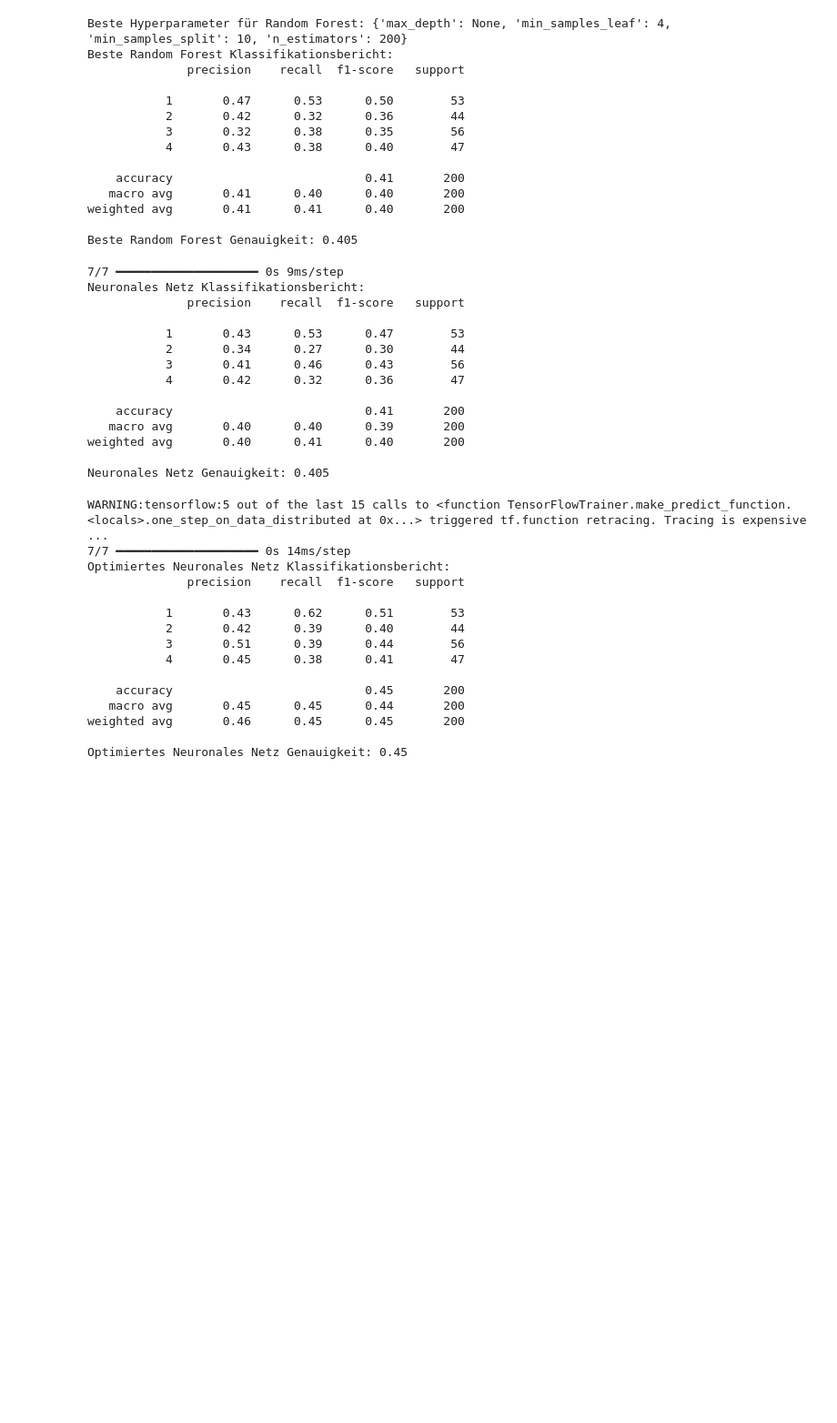
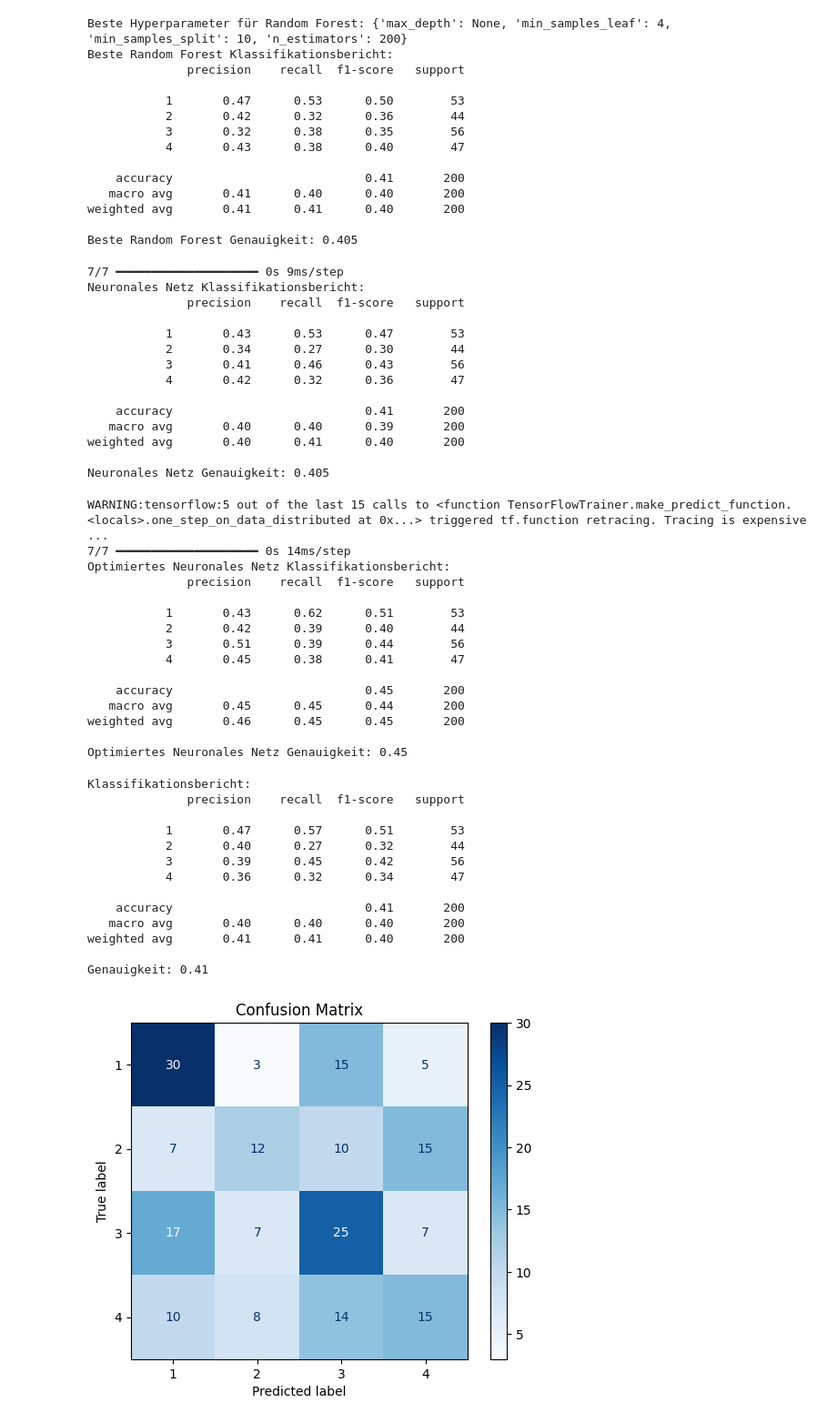
Before and after one commit to AdrianoF03/Projekt-Big-Data-Analytics, a Jupyter notebook: telefonkunden.ipynb, the cells around one changed output. Shown: that part at 91% size. Saved outputs shown, nothing was run; the diff lists cells and outputs as text; code cells hidden in the pictures; blank space fills up the shorter version.

Commit message:
Random Forest Test

```diff
--- a/telefonkunden.ipynb
+++ b/telefonkunden.ipynb
@@ -691,3 +691,81 @@ Optimiertes Neuronales Netz Klassifikationsbericht:
 weighted avg       0.46      0.45      0.45       200
 
 Optimiertes Neuronales Netz Genauigkeit: 0.45
+# %%
+#Random Forest Test - 41% Genauigkeit
+from sklearn.model_selection import train_test_split, RandomizedSearchCV
+from sklearn.ensemble import RandomForestClassifier
+from sklearn.metrics import classification_report, accuracy_score, confusion_matrix, ConfusionMatrixDisplay
+import pandas as pd
+import numpy as np
+import matplotlib.pyplot as plt
+
+
+telefonkunden = pd.read_csv('telefonkunden.csv')
+
+
+selected_features = ['region', 'tenure', 'age', 'income', 'ed', 'employ', 'reside']
+
+# Datenaufteilung in Features (X) und Zielvariable (y)
+X = telefonkunden[selected_features]
+Y = telefonkunden['custcat']
+
+# Datenaufteilung in Trainings- und Testdaten
+X_train, X_test, y_train, y_test = train_test_split(X, Y, test_size=0.2, random_state=1, stratify=Y)
+
+# Hyperparameter-Tuning für den Random Forest
+param_dist = {
+    'n_estimators': [100, 200, 300],
+    'max_depth': [None, 10, 20, 30],
+    'min_samples_split': [2, 5, 10],
+    'min_samples_leaf': [1, 2, 4]
+}
+
+random_search = RandomizedSearchCV(RandomForestClassifier(random_state=1), param_distributions=param_dist, n_iter=50, cv=5, scoring='accuracy', random_state=1, n_jobs=-1)
+random_search.fit(X_train, y_train)
+
+# Bestes Modell auswählen
+best_rf = random_search.best_estimator_
+
+# Vorhersagen machen
+y_pred = best_rf.predict(X_test)
+
+# Modellbewertung
+print("Klassifikationsbericht:")
+print(classification_report(y_test, y_pred))
+print("Genauigkeit:", accuracy_score(y_test, y_pred))
+
+# Confusion Matrix
+cm = confusion_matrix(y_test, y_pred)
+disp = ConfusionMatrixDisplay(confusion_matrix=cm, display_labels=best_rf.classes_)
+disp.plot(cmap=plt.cm.Blues)
+plt.title('Confusion Matrix')
+plt.show()
+
+# Plot Accuracy
+results = random_search.cv_results_
+plt.figure(figsize=(10, 6))
+plt.plot(results['mean_test_score'], label='Mean Test Score')
+plt.fill_between(range(len(results['mean_test_score'])),
+                 results['mean_test_score'] - results['std_test_score'],
+                 results['mean_test_score'] + results['std_test_score'], alpha=0.2)
+plt.title('Accuracy Scores from Randomized Search')
+plt.xlabel('Parameter Combination Index')
+plt.ylabel('Accuracy')
+plt.legend()
+plt.show()
+# %% [output]
+Klassifikationsbericht:
+              precision    recall  f1-score   support
+
+           1       0.47      0.57      0.51        53
+           2       0.40      0.27      0.32        44
+           3       0.39      0.45      0.42        56
+           4       0.36      0.32      0.34        47
+
+    accuracy                           0.41       200
+   macro avg       0.40      0.40      0.40       200
+weighted avg       0.41      0.41      0.40       200
+
+Genauigkeit: 0.41
+[figure, added]
```
Also changed, not shown: parts of 1 cell of this notebook.
